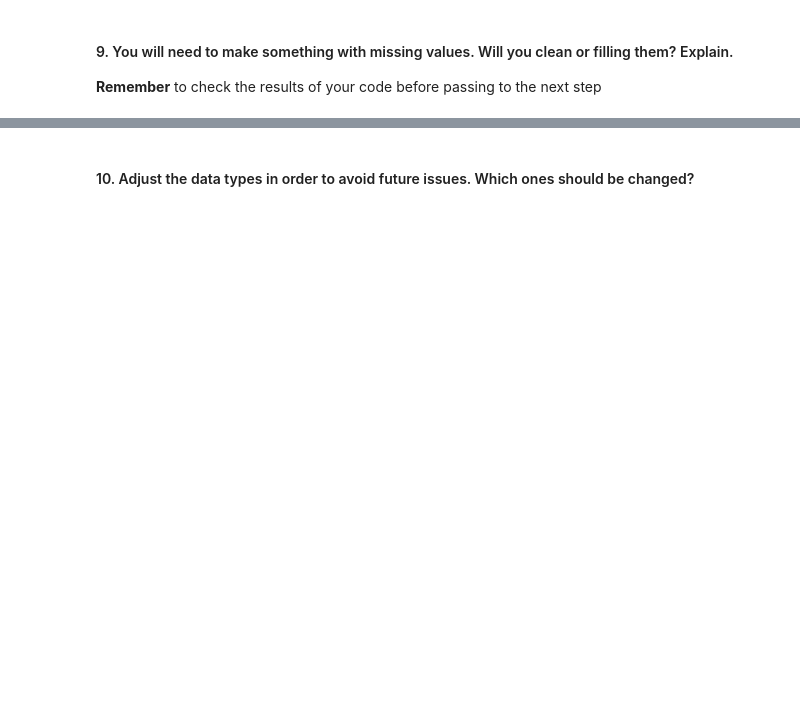
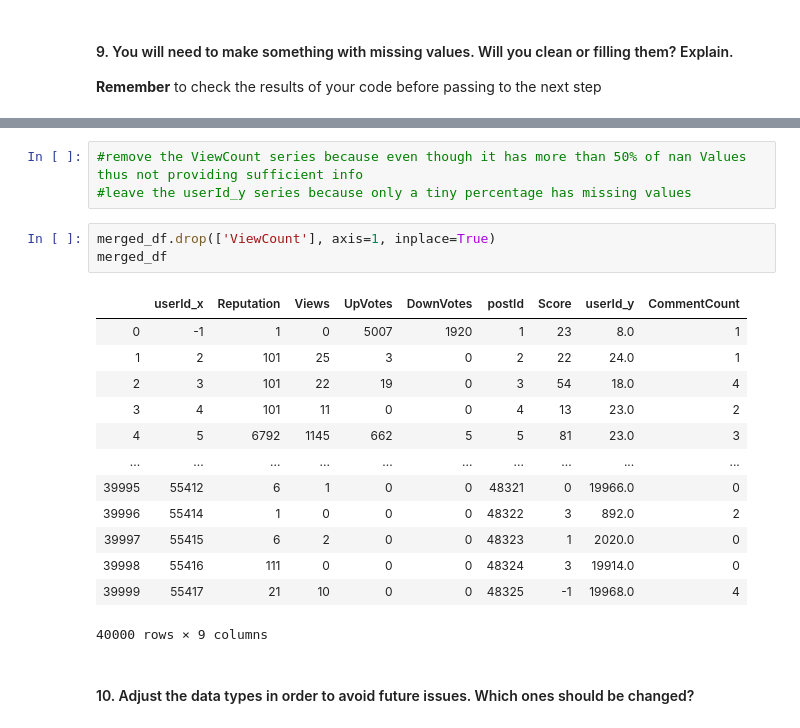
Before and after one commit to ta-data-lis/lab-data-cleaning, a Jupyter notebook: your-code/main.ipynb, the cells around one changed output, grey strips where cells are left out. Drawn from its saved outputs; the diff is of its cells as text; blank space fills up the shorter version.

```diff
--- a/your-code/main.ipynb
+++ b/your-code/main.ipynb
@@ -60,2 +130,22 @@ You will need to make a [merge](https://pandas.pydata.org/pandas-docs/stable/gen
+# %%
+#remove the ViewCount series because even though it has more than 50% of nan Values thus not providing sufficient info
+#leave the userId_y series because only a tiny percentage has missing values
+# %%
+merged_df.drop(['ViewCount'], axis=1, inplace=True)
+merged_df
+# %% [output]
+|  | userId_x | Reputation | Views | UpVotes | DownVotes | postId | Score | userId_y | CommentCount |
+| 0 | -1 | 1 | 0 | 5007 | 1920 | 1 | 23 | 8.0 | 1 |
+| 1 | 2 | 101 | 25 | 3 | 0 | 2 | 22 | 24.0 | 1 |
+| 2 | 3 | 101 | 22 | 19 | 0 | 3 | 54 | 18.0 | 4 |
+| 3 | 4 | 101 | 11 | 0 | 0 | 4 | 13 | 23.0 | 2 |
+| 4 | 5 | 6792 | 1145 | 662 | 5 | 5 | 81 | 23.0 | 3 |
+| ... | ... | ... | ... | ... | ... | ... | ... | ... | ... |
+| 39995 | 55412 | 6 | 1 | 0 | 0 | 48321 | 0 | 19966.0 | 0 |
+| 39996 | 55414 | 1 | 0 | 0 | 0 | 48322 | 3 | 892.0 | 2 |
+| 39997 | 55415 | 6 | 2 | 0 | 0 | 48323 | 1 | 2020.0 | 0 |
+| 39998 | 55416 | 111 | 0 | 0 | 0 | 48324 | 3 | 19914.0 | 0 |
+| 39999 | 55417 | 21 | 10 | 0 | 0 | 48325 | -1 | 19968.0 | 4 |
+40000 rows × 9 columns
 # %% [markdown]
 #### 10. Adjust the data types in order to avoid future issues. Which ones should be changed?
```
Also changed, not shown: parts of 8 cells of this notebook.
